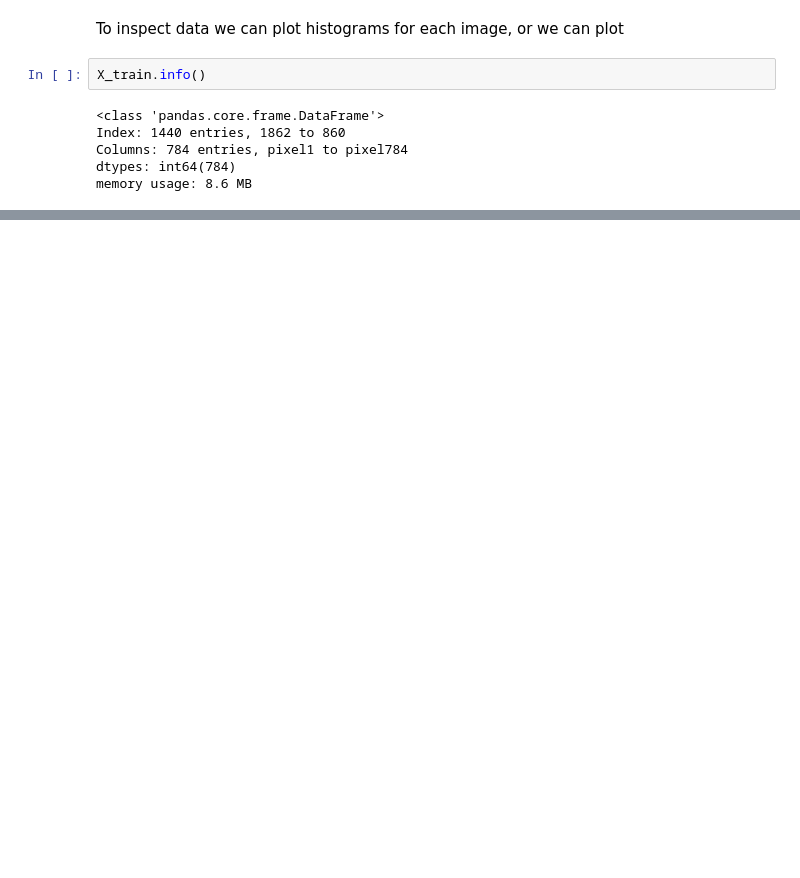
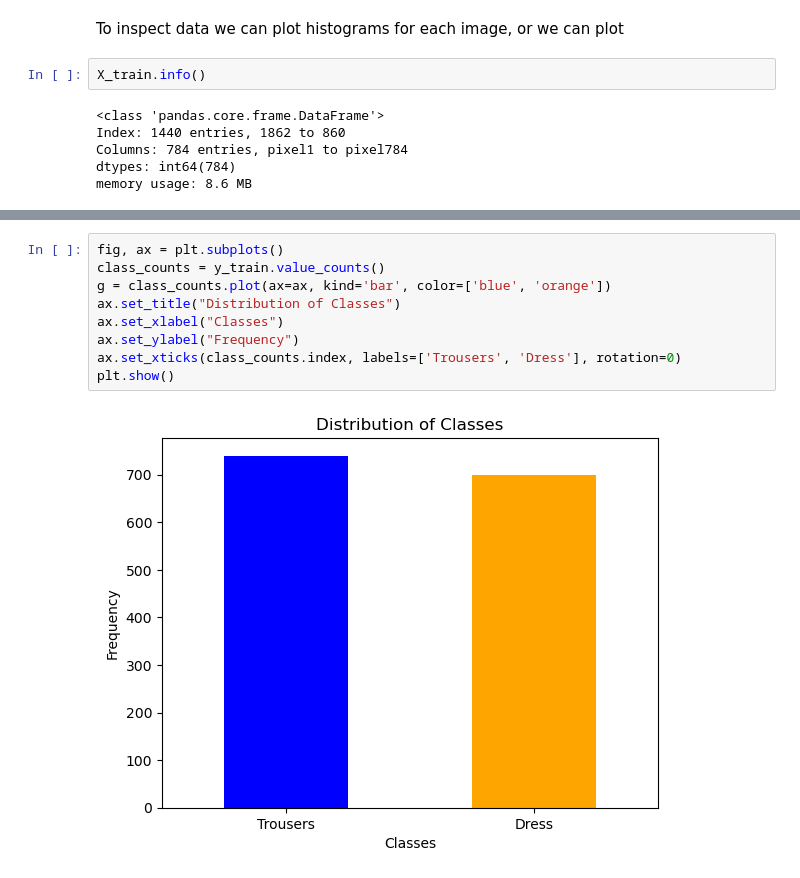
Before and after one commit to nickobard/Machine-Learning-II, a Jupyter notebook: 01/homework_01_B232.ipynb, the cells around one changed output, grey strips where cells are left out. Drawn from its saved outputs; the diff is of its cells as text; blank space fills up the shorter version.

```diff
--- a/01/homework_01_B232.ipynb
+++ b/01/homework_01_B232.ipynb
@@ -184,0 +205,11 @@ memory usage: 8.6 MB
+# %%
+fig, ax = plt.subplots()
+class_counts = y_train.value_counts()
+g = class_counts.plot(ax=ax, kind='bar', color=['blue', 'orange'])
+ax.set_title("Distribution of Classes")
+ax.set_xlabel("Classes")
+ax.set_ylabel("Frequency")
+ax.set_xticks(class_counts.index, labels=['Trousers', 'Dress'], rotation=0)
+plt.show()
+# %% [output]
+[figure, added]
```
Also changed, not shown: parts of 8 cells of this notebook.
